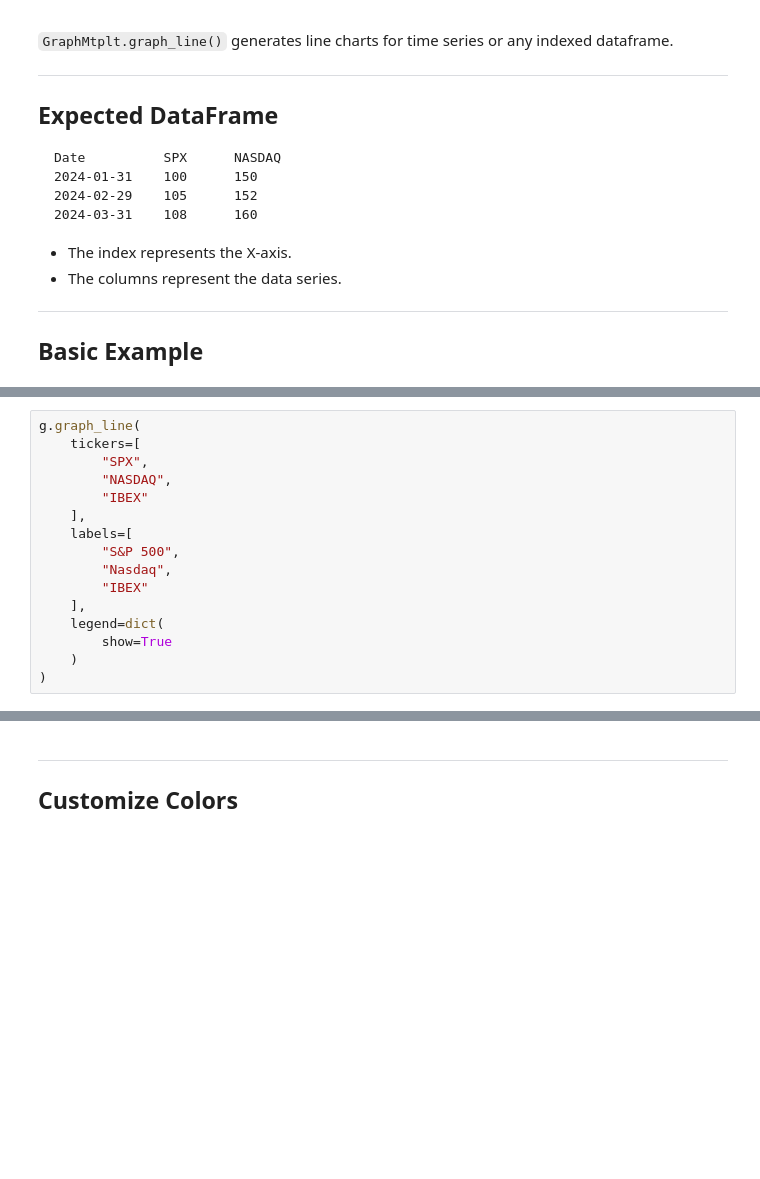
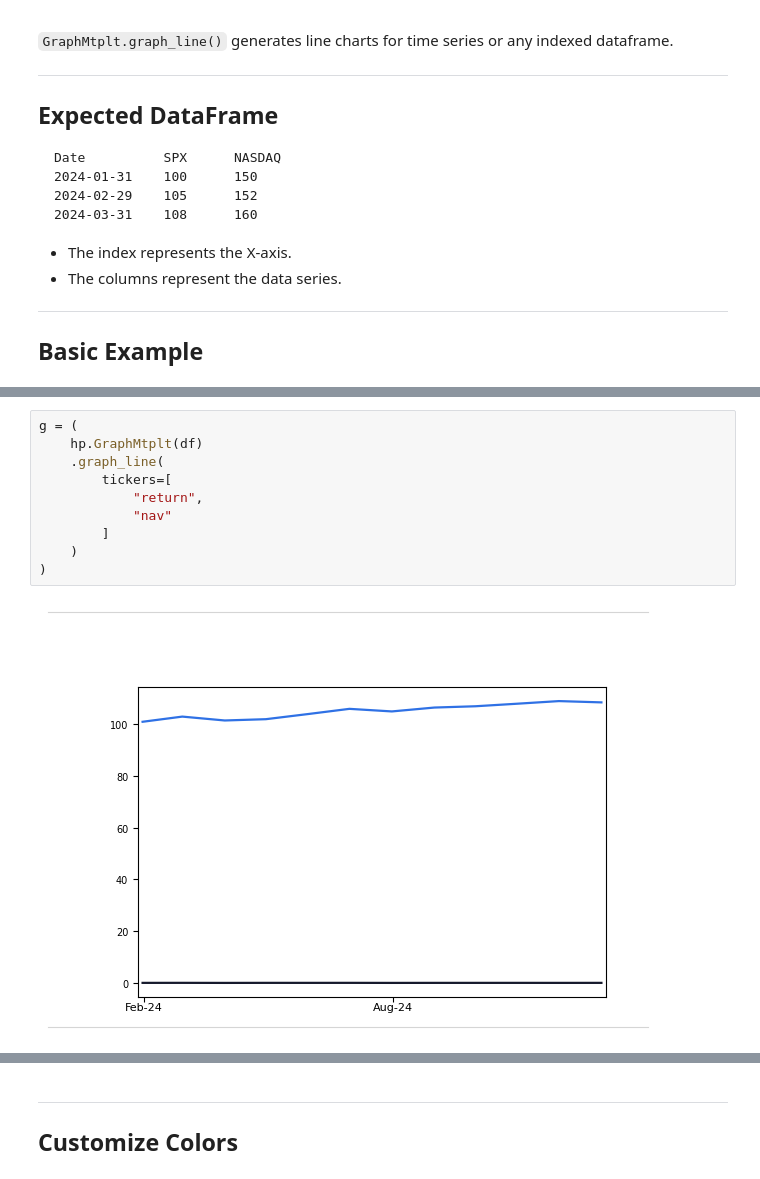
Before and after one commit to jc-ocampob/helpers_ps, a Jupyter notebook: docs/GraphMtplt/Line/graph.ipynb, the cells around one changed output, grey strips where cells are left out. Drawn from its saved outputs; the diff is of its cells as text; blank space fills up the shorter version.

```diff
--- a/docs/GraphMtplt/Line/graph.ipynb
+++ b/docs/GraphMtplt/Line/graph.ipynb
@@ -35,16 +49,12 @@ g.show()
 # %%
-g.graph_line(
-    tickers=[
-        "SPX",
-        "NASDAQ",
-        "IBEX"
-    ],
-    labels=[
-        "S&P 500",
-        "Nasdaq",
-        "IBEX"
-    ],
-    legend=dict(
-        show=True
+g = (
+    hp.GraphMtplt(df)
+    .graph_line(
+        tickers=[
+            "return",
+            "nav"
+        ]
     )
 )
+# %% [output]
+[figure, added]
```
Also changed, not shown: parts of 11 cells of this notebook, 33 other files.
